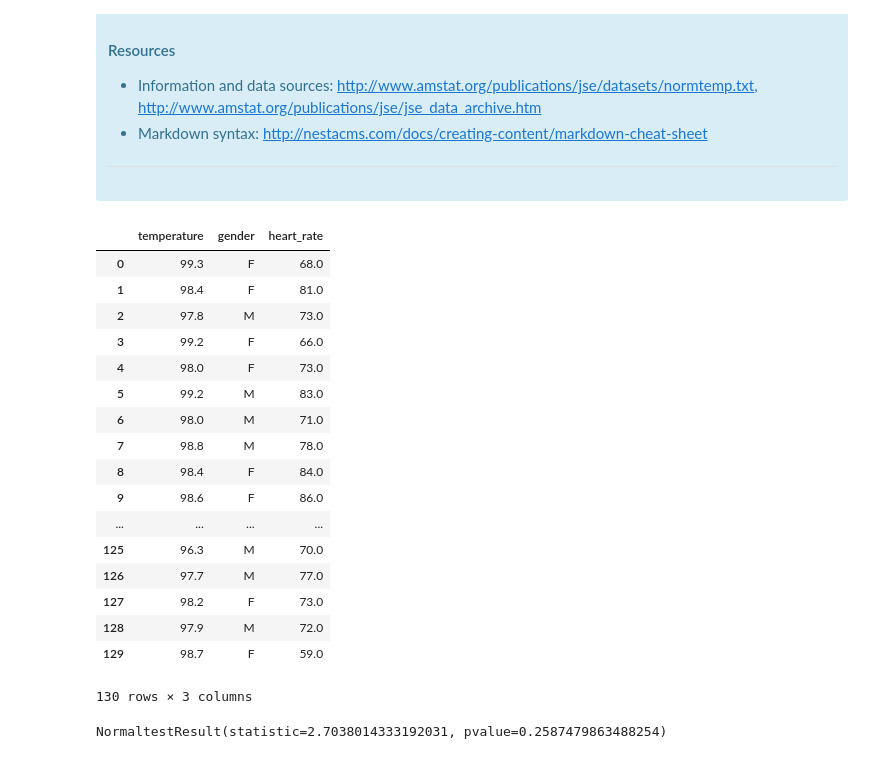
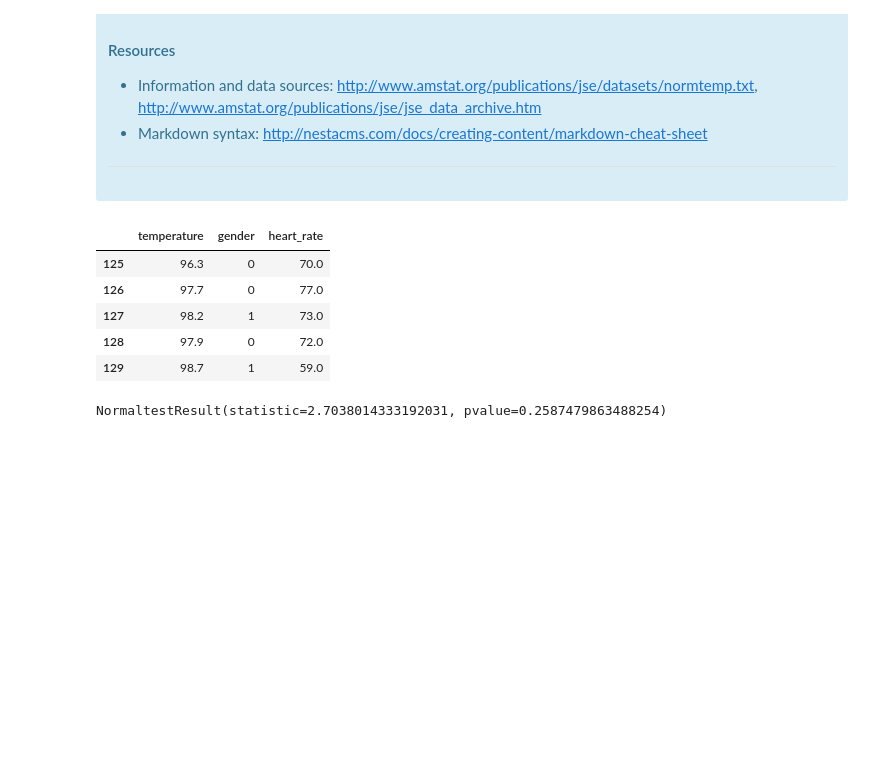
Before and after one commit to PatrickMockridge/SpringBoard-Data-Science-Intensive, a Jupyter notebook: human_temp/sliderule_dsi_inferential_statistics_exercise_1.ipynb, the cells around one changed output. Drawn from its saved outputs; the diff is of its cells as text; code cells hidden in the pictures; blank space fills up the shorter version.

```diff
--- a/human_temp/sliderule_dsi_inferential_statistics_exercise_1.ipynb
+++ b/human_temp/sliderule_dsi_inferential_statistics_exercise_1.ipynb
@@ -51,27 +51,20 @@ You can include written notes in notebook cells using Markdown:
 # %%
 import pandas as pd
 
 df = pd.read_csv('data/human_body_temperature.csv')
-df
+df['gender'].replace(
+    to_replace = ['M', 'F'],
+    value=[0,1],
+    inplace=True
+)
+df.tail()
 # %% [output]
 |  | temperature | gender | heart_rate |
-| 0 | 99.3 | F | 68.0 |
-| 1 | 98.4 | F | 81.0 |
-| 2 | 97.8 | M | 73.0 |
-| 3 | 99.2 | F | 66.0 |
-| 4 | 98.0 | F | 73.0 |
-| 5 | 99.2 | M | 83.0 |
-| 6 | 98.0 | M | 71.0 |
-| 7 | 98.8 | M | 78.0 |
-| 8 | 98.4 | F | 84.0 |
-| 9 | 98.6 | F | 86.0 |
-| ... | ... | ... | ... |
-| 125 | 96.3 | M | 70.0 |
-| 126 | 97.7 | M | 77.0 |
-| 127 | 98.2 | F | 73.0 |
-| 128 | 97.9 | M | 72.0 |
-| 129 | 98.7 | F | 59.0 |
+| 125 | 96.3 | 0 | 70.0 |
+| 126 | 97.7 | 0 | 77.0 |
+| 127 | 98.2 | 1 | 73.0 |
+| 128 | 97.9 | 0 | 72.0 |
+| 129 | 98.7 | 1 | 59.0 |
-130 rows × 3 columns
 # %%
 import scipy.stats
 temps = df['temperature'].values.tolist()
```
Also changed, not shown: parts of 18 cells of this notebook.
